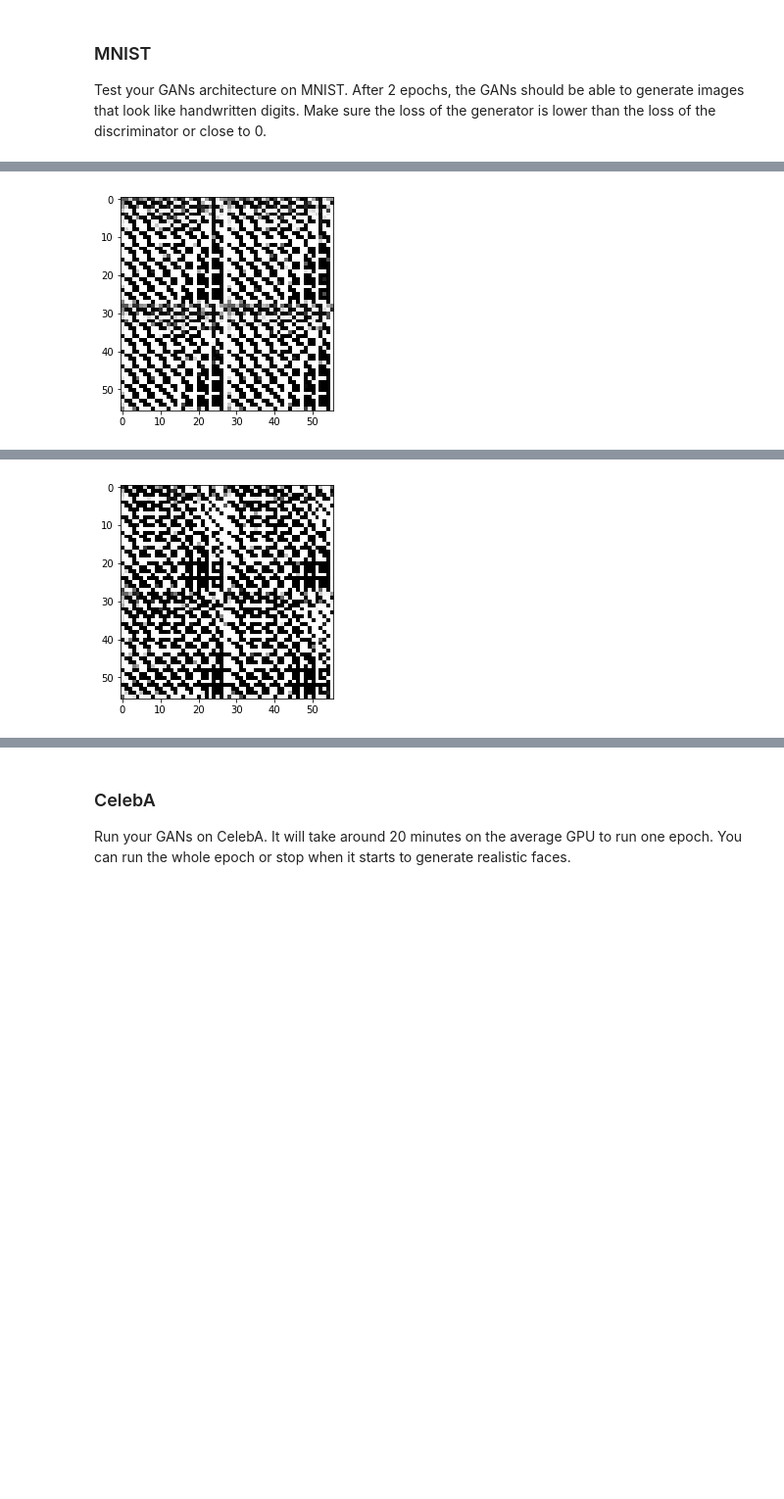
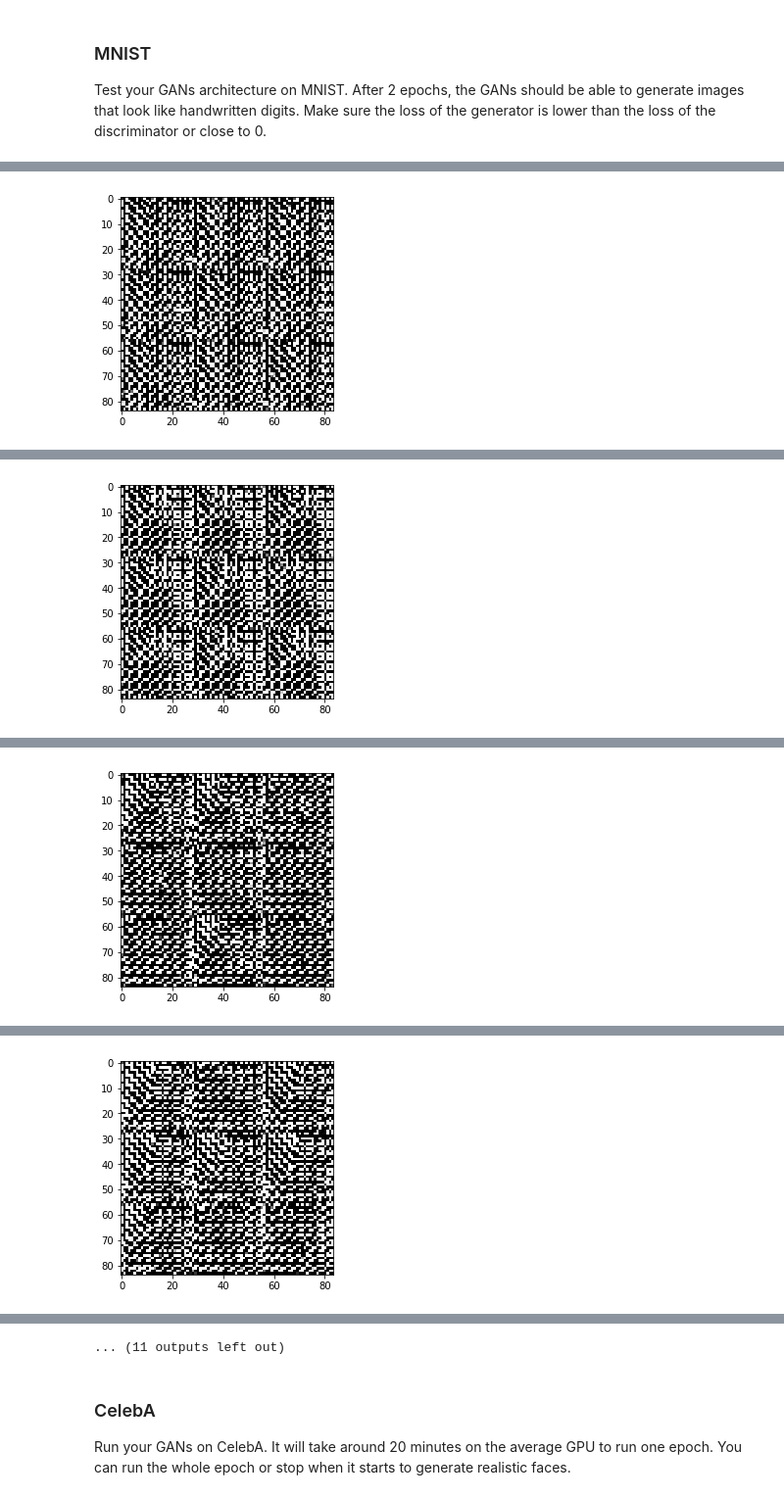
Before and after one commit to hfoffani/deep-learning, a Jupyter notebook: face_generation/dlnd_face_generation.ipynb, the cells around one changed output, grey strips where cells are left out. Shown at 98% size. Cells and saved outputs as stored; diff of their text form; code cells hidden in the pictures; blank space fills up the shorter version.

```diff
--- a/face_generation/dlnd_face_generation.ipynb
+++ b/face_generation/dlnd_face_generation.ipynb
@@ -333,6 +333,17 @@ Implement `train` to build and train the GANs.  Use the following functions you
 
 Use the `show_generator_output` to show `generator` output while you train. Running `show_generator_output` for every batch will drastically increase training time and increase the size of the notebook.  It's recommended to print the `generator` output every 100 batches.
 # %%
+import datetime
+
+def ETA(started, perc_done):
+    elapsed = (datetime.datetime.now() - started).total_seconds()
+    totsecs = int(elapsed * (1 / perc_done - 1))
+    hours = totsecs//3600
+    mins = (totsecs-hours*3600)//60
+    secs = totsecs-hours*3600-mins*60
+    return hours, mins, secs
+
+
 def train(epoch_count, batch_size, z_dim, lr, beta1, get_batches, data_shape, data_image_mode):
     """
     Train the GAN
@@ -360,7 +371,8 @@ def train(epoch_count, batch_size, z_dim, lr, beta1, get_batches, data_shape, da
     samples = []
     losses = []
     tot_steps = (data_shape[0] // batch_size) * epoch_count
-    print(tot_steps)
+    print("Training for {} steps".format(tot_steps))
+    starts = datetime.datetime.now()
 
     with tf.Session() as sess:
         sess.run(tf.global_variables_initializer())
@@ -380,23 +392,24 @@ def train(epoch_count, batch_size, z_dim, lr, beta1, get_batches, data_shape, da
 
                 if steps % print_every == 0:
                     # get the losses and print them out
-                    train_loss_d = d_loss.eval({input_z: batch_z, input_real: batch_images})
-                    train_loss_g = g_loss.eval({input_z: batch_z, input_real: batch_images})
+                    train_loss_d = sess.run(d_loss, feed_dict={input_z: batch_z, input_real: batch_images})
+                    train_loss_g = sess.run(g_loss, feed_dict={input_z: batch_z, input_real: batch_images})
 
                     print("Epoch {} Step {}/{}...".format(epoch_i+1, steps, tot_steps),
                           "Discriminator Loss: {:.4f}...".format(train_loss_d),
-                          "Generator Loss: {:.4f}".format(train_loss_g))
+                          "Generator Loss: {:.4f}".format(train_loss_g),
+                          "\t\ETA: {:0d}:{:02d}:{:02d}".format( *ETA(starts, steps/tot_steps) ))
                     # Save losses to view after training
                     losses.append((train_loss_d, train_loss_g))
 
                 if steps % show_every == 0:
-                    show_generator_output(sess, 5, input_z, out_channel_dim, data_image_mode)
+                    show_generator_output(sess, 9, input_z, out_channel_dim, data_image_mode)
 # %% [markdown]
 ### MNIST
 Test your GANs architecture on MNIST.  After 2 epochs, the GANs should be able to generate images that look like handwritten digits.  Make sure the loss of the generator is lower than the loss of the discriminator or close to 0.
 # %%
 batch_size = 64
-z_dim = 20
+z_dim = 100
 learning_rate = 0.01
 beta1 = 0.5
 
@@ -417 +430 @@ Epoch 1 Step 10/1874... Discriminator Loss: 0.0000... Generator Loss: 38.6129
-[figure, old version]
+[figure, new version]
@@ -420 +433 @@ Epoch 1 Step 20/1874... Discriminator Loss: 0.0000... Generator Loss: 42.9191
-[figure, old version]
+[figure, new version]
@@ -421,0 +436 @@ KeyboardInterrupt:
+[figure, added]
@@ -421,0 +439 @@ KeyboardInterrupt:
+[figure, added]
@@ -422,3 +446,4 @@ KeyboardInterrupt:
+... (11 outputs left out)
 # %% [markdown]
 ### CelebA
 Run your GANs on CelebA.  It will take around 20 minutes on the average GPU to run one epoch.  You can run the whole epoch or stop when it starts to generate realistic faces.
```
Also changed, not shown: parts of 1 cell of this notebook.
